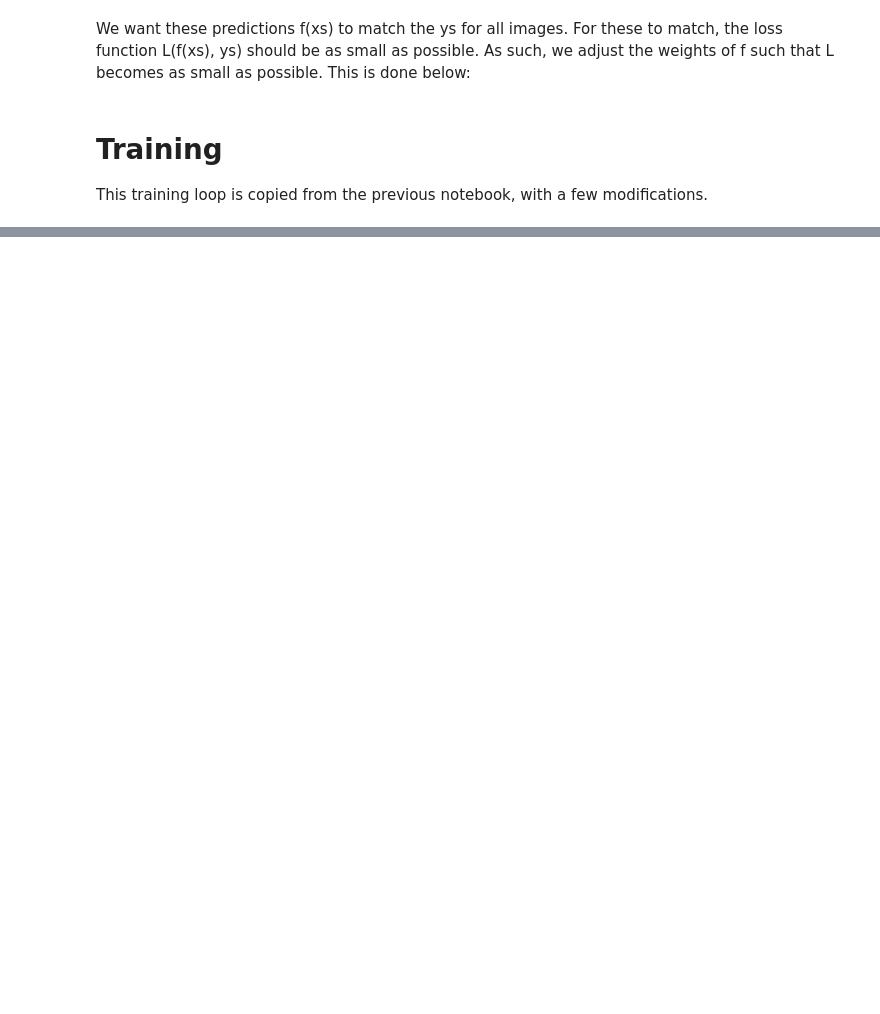
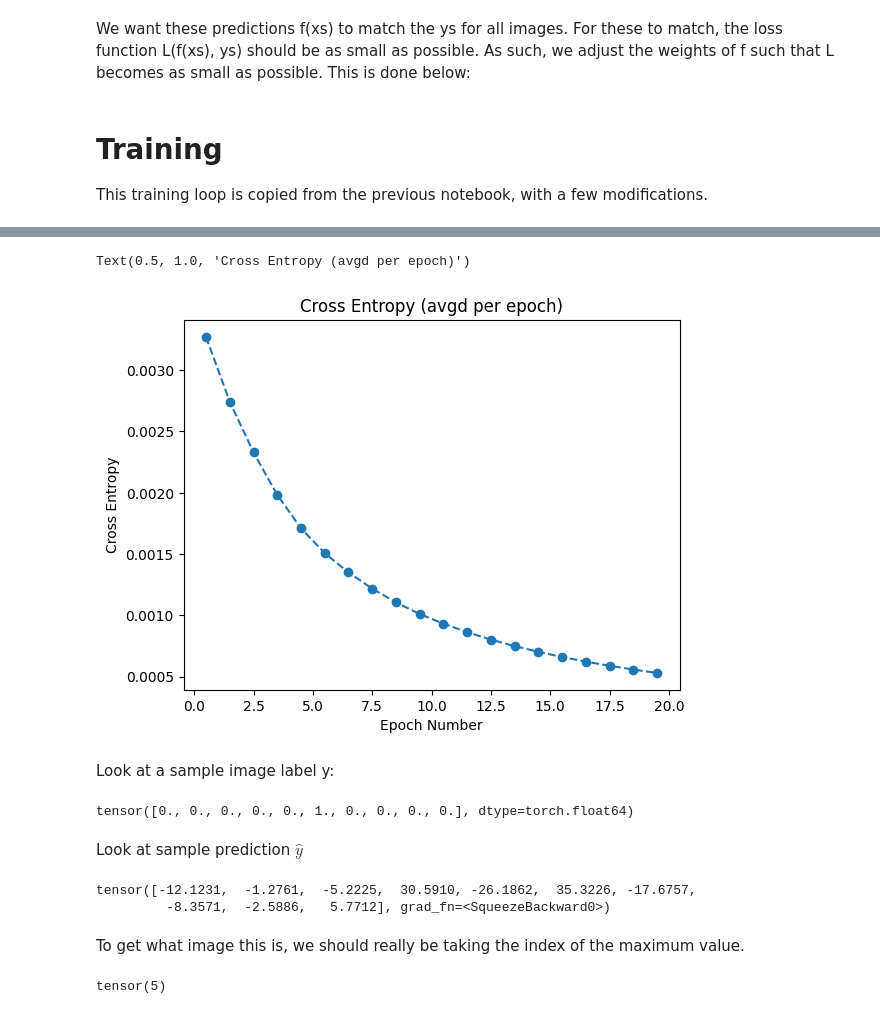
Before and after one commit to The1AndOnlyAlex/PyTorch-MNIST, a Jupyter notebook: pytorch4.ipynb, the cells around one changed output, grey strips where cells are left out. Cells and saved outputs as stored; diff of their text form; code cells hidden in the pictures; blank space fills up the shorter version.

```diff
--- a/pytorch4.ipynb
+++ b/pytorch4.ipynb
@@ -241,0 +306,33 @@ This training loop is copied from the previous notebook, with a few modification
+# %%
+epoch_data_avgd = epoch_data.reshape(20,-1).mean(axis=1)
+loss_data_avgd = loss_data.reshape(20,-1).mean(axis=1)
+# %%
+plt.plot(epoch_data_avgd, loss_data_avgd, 'o--')
+plt.xlabel('Epoch Number')
+plt.ylabel('Cross Entropy')
+plt.title('Cross Entropy (avgd per epoch)')
+# %% [output]
+Text(0.5, 1.0, 'Cross Entropy (avgd per epoch)')
+[figure, added]
+# %% [markdown]
+Look at a sample image label y:
+# %%
+y_sample = train_ds[0][1]
+y_sample
+# %% [output]
+tensor([0., 0., 0., 0., 0., 1., 0., 0., 0., 0.], dtype=torch.float64)
+# %% [markdown]
+Look at sample prediction $\hat{y}$
+# %%
+x_sample = train_ds[0][0]
+yhat_sample = f(x_sample)
+yhat_sample
+# %% [output]
+tensor([-12.1231,  -1.2761,  -5.2225,  30.5910, -26.1862,  35.3226, -17.6757,
+         -8.3571,  -2.5886,   5.7712], grad_fn=<SqueezeBackward0>)
+# %% [markdown]
+To get what image this is, we should really be taking the index of the maximum value.
+# %%
+torch.argmax(yhat_sample)
+# %% [output]
+tensor(5)
```
Also changed, not shown: parts of 21 cells of this notebook.
